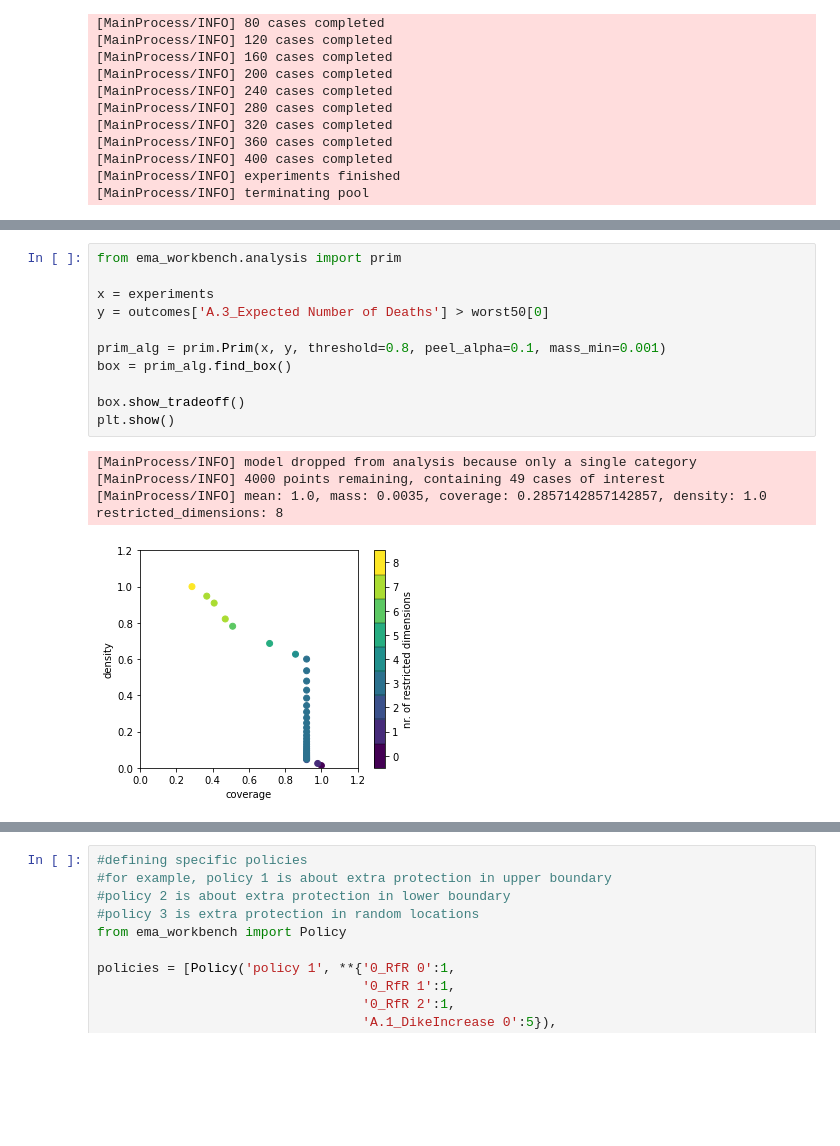
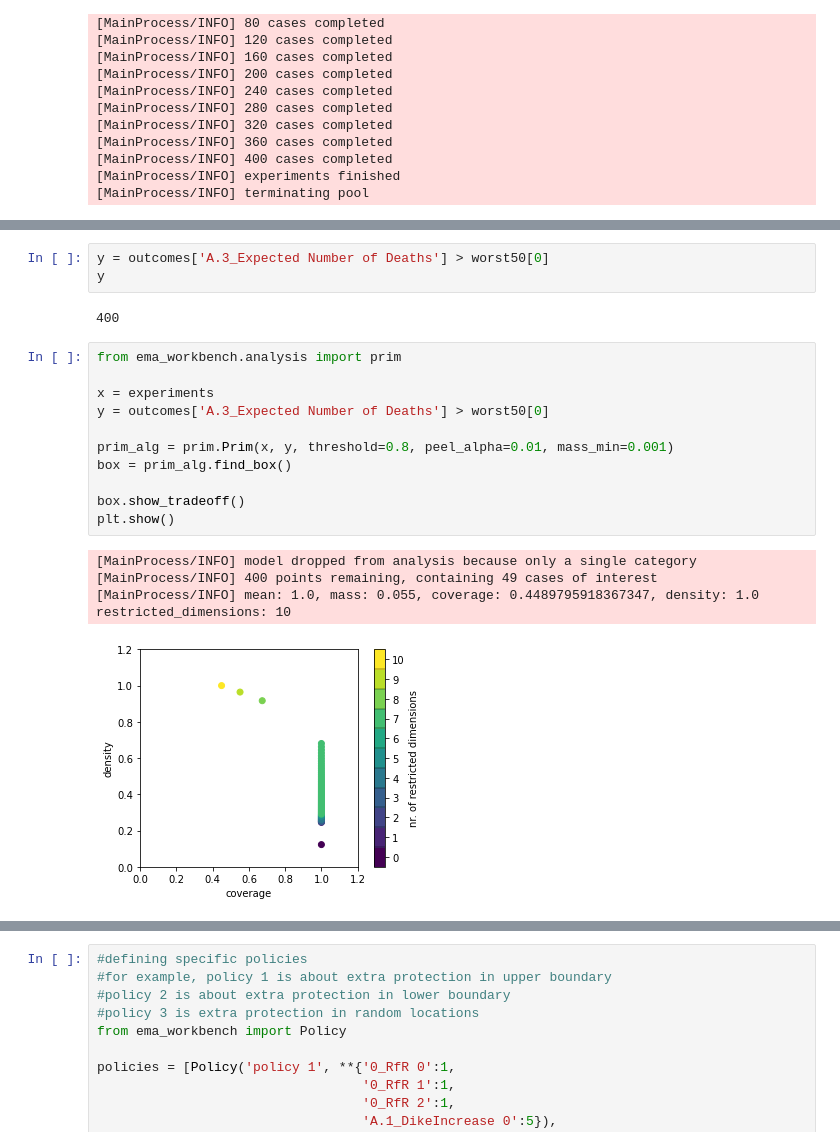
Before and after one commit to tamarvooijs/MBDM, a Jupyter notebook: final assignment/Problem Formulations-Laszlo.ipynb, the cells around one changed output, grey strips where cells are left out. Cells and saved outputs as stored; diff of their text form; blank space fills up the shorter version.

```diff
--- a/final assignment/Problem Formulations-Laszlo.ipynb
+++ b/final assignment/Problem Formulations-Laszlo.ipynb
@@ -234,16 +311,21 @@ worst50
+# %%
+y = outcomes['A.3_Expected Number of Deaths'] > worst50[0]
+y
+# %% [output]
+400
 # %%
 from ema_workbench.analysis import prim
 
 x = experiments
 y = outcomes['A.3_Expected Number of Deaths'] > worst50[0]
 
-prim_alg = prim.Prim(x, y, threshold=0.8, peel_alpha=0.1, mass_min=0.001)
+prim_alg = prim.Prim(x, y, threshold=0.8, peel_alpha=0.01, mass_min=0.001)
 box = prim_alg.find_box()
 
 box.show_tradeoff()
 plt.show()
 # %% [output]
 [MainProcess/INFO] model dropped from analysis because only a single category
-[MainProcess/INFO] 4000 points remaining, containing 49 cases of interest
-[MainProcess/INFO] mean: 1.0, mass: 0.0035, coverage: 0.2857142857142857, density: 1.0 restricted_dimensions: 8
+[MainProcess/INFO] 400 points remaining, containing 49 cases of interest
+[MainProcess/INFO] mean: 1.0, mass: 0.055, coverage: 0.4489795918367347, density: 1.0 restricted_dimensions: 10
-[figure, old version]
+[figure, new version]
```
Also changed, not shown: parts of 23 cells of this notebook.
